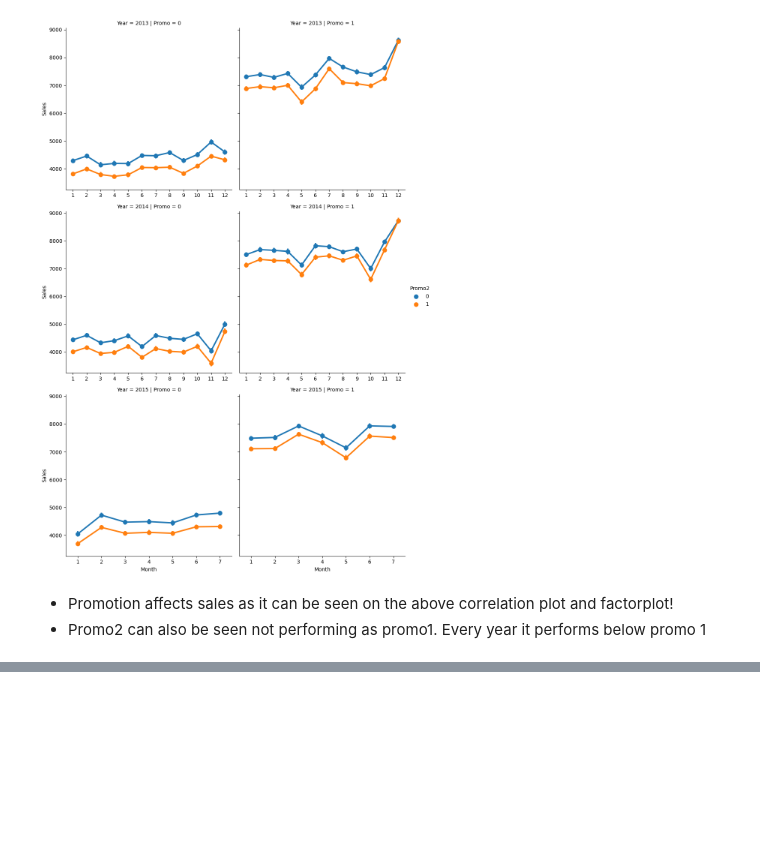
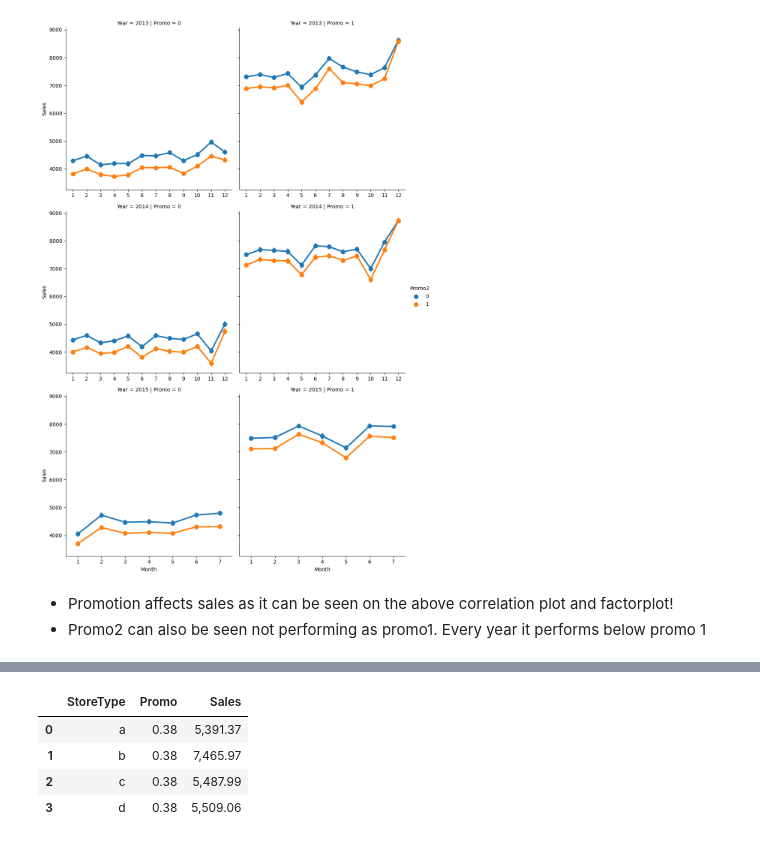
Before and after one commit to nahomHmichael/Rossman-Pharmaceutical-Sales-Pridiction, a Jupyter notebook: notebooks/data_exploration.ipynb, the cells around one changed output, grey strips where cells are left out. Saved outputs shown, nothing was run; the diff lists cells and outputs as text; code cells hidden in the pictures; blank space fills up the shorter version.

```diff
--- a/notebooks/data_exploration.ipynb
+++ b/notebooks/data_exploration.ipynb
@@ -453,0 +457,9 @@ plt.savefig('../plots/sales_vs_promotion_factorplot.jpg')
+# %%
+store_type_promo = train_new.groupby(["StoreType"]).agg({"Promo": 'mean', "Sales": "mean"}).reset_index()
+store_type_promo
+# %% [output]
+|  | StoreType | Promo | Sales |
+| 0 | a | 0.38 | 5,391.37 |
+| 1 | b | 0.38 | 7,465.97 |
+| 2 | c | 0.38 | 5,487.99 |
+| 3 | d | 0.38 | 5,509.06 |
```
Also changed, not shown: parts of 10 cells of this notebook, 4 other files.
